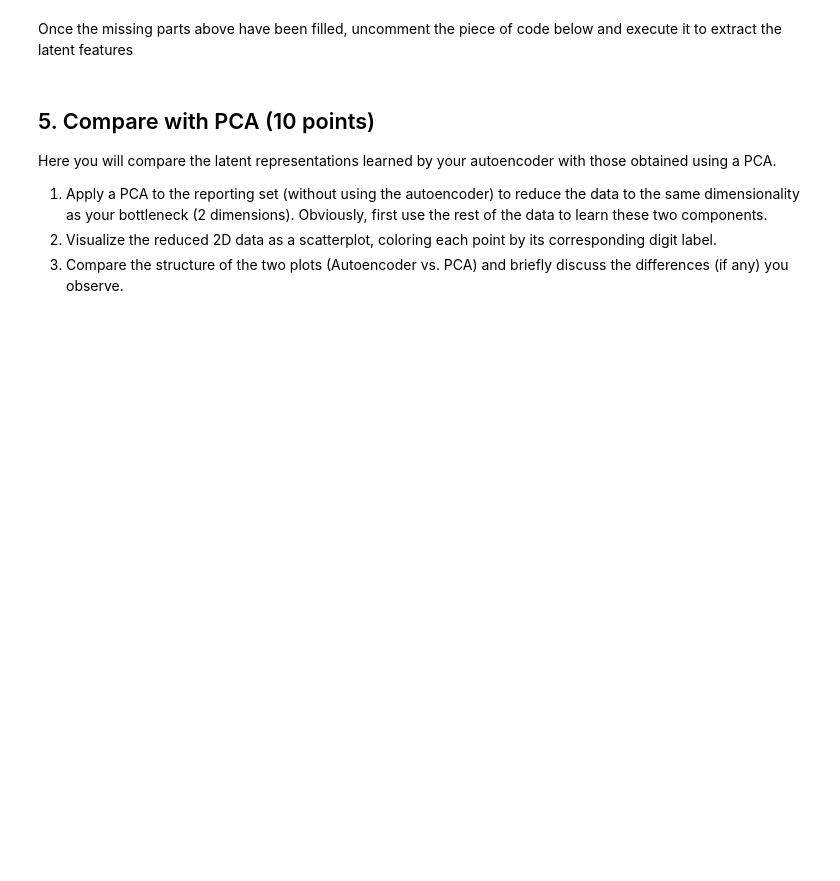
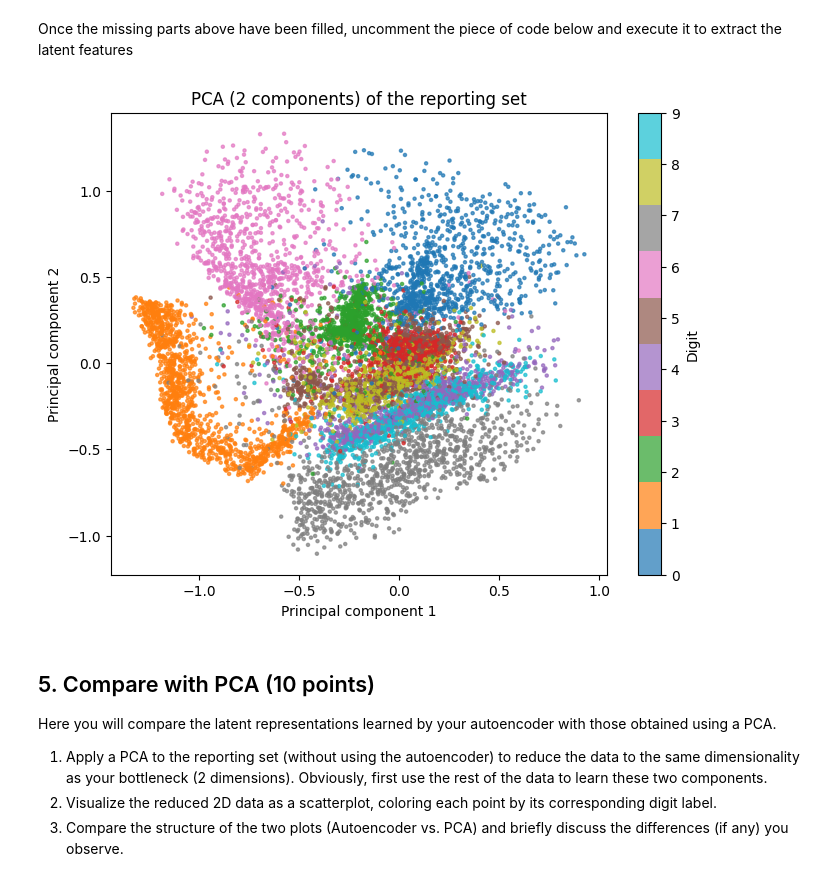
Before and after one commit to kaitlinluu/ds4021_lab06, a Jupyter notebook: 06-autoencoders.ipynb, the cells around one changed output. Saved outputs shown, nothing was run; the diff lists cells and outputs as text; code cells hidden in the pictures; blank space fills up the shorter version.

```diff
--- a/06-autoencoders.ipynb
+++ b/06-autoencoders.ipynb
@@ -430,7 +430,9 @@ def extract_latent_features(model, dataloader):
     with torch.no_grad():
         for X_batch, y_batch in dataloader:
 
-            encoded = None  # TODO: Apply the encoder part of the model to get the latent features
+            encoded = X_batch  # TODO: Apply the encoder part of the model to get the latent features
+            for layer in model.encoder_list:
+                encoded = layer(encoded)
             latents.append(encoded.numpy())
             labels.append(y_batch.numpy())
 
@@ -441,9 +443,18 @@ def extract_latent_features(model, dataloader):
 # %% [markdown]
 Once the missing parts above have been filled, uncomment the piece of code below and execute it to extract the latent features
 # %%
-# latents_autoencoder, labels = extract_latent_features(model, reporting_loader)
+latents_autoencoder, labels = extract_latent_features(model, reporting_loader)
 # %%
-# USE AS MANY CELLS AS NEEDED FOR THE REST OF THE CODE
+# scatterplot colored by digit
+plt.figure(figsize=(8, 6))
+sc = plt.scatter(latents_autoencoder[:, 0],latents_autoencoder[:, 1], c=labels, cmap="tab10", s=5, alpha=0.7)
+plt.colorbar(sc, ticks=range(10), label="Digit")
+plt.title("PCA (2 components) of the reporting set")
+plt.xlabel("Principal component 1")
+plt.ylabel("Principal component 2")
+plt.show()
+# %% [output]
+[figure, added]
 # %% [markdown]
 ## 5. Compare with PCA (10 points)
 
```
Also changed, not shown: parts of 6 cells of this notebook.
